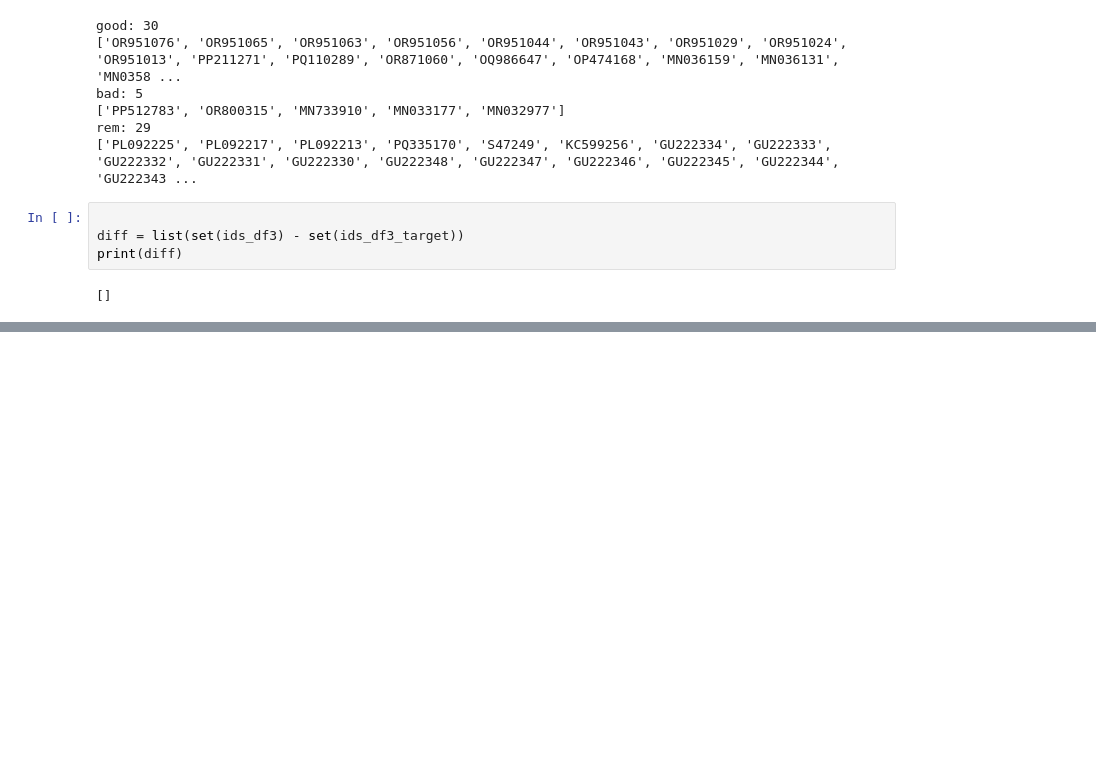
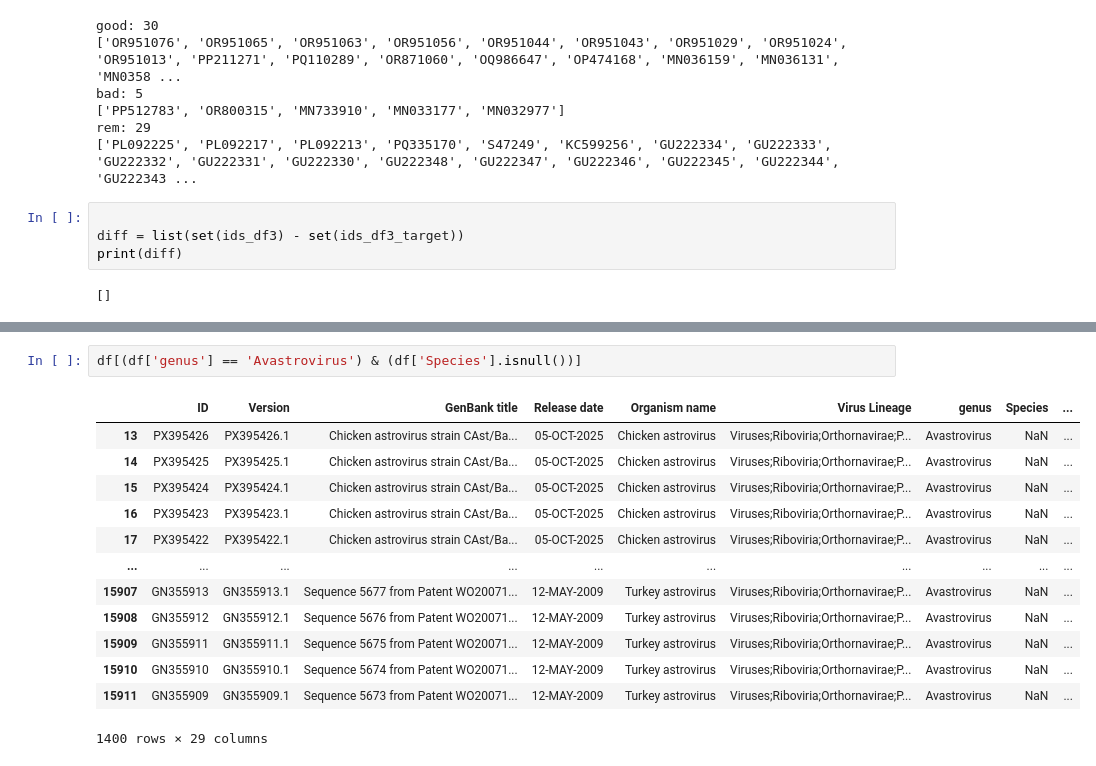
Before and after one commit to akarnaukhova2003/Astroviridae_database, a Jupyter notebook: data/find_orfs_from_interpro.ipynb, the cells around one changed output, grey strips where cells are left out. Saved outputs shown, nothing was run; the diff lists cells and outputs as text; blank space fills up the shorter version.

```diff
--- a/data/find_orfs_from_interpro.ipynb
+++ b/data/find_orfs_from_interpro.ipynb
@@ -1848,0 +1948,16 @@ print(diff)
+# %%
+df[(df['genus'] == 'Avastrovirus') & (df['Species'].isnull())]
+# %% [output]
+|  | ID | Version | GenBank title | Release date | Organism name | Virus Lineage | genus | Species | ... |
+| 13 | PX395426 | PX395426.1 | Chicken astrovirus strain CAst/Ba... | 05-OCT-2025 | Chicken astrovirus | Viruses;Riboviria;Orthornavirae;P... | Avastrovirus | NaN | ... |
+| 14 | PX395425 | PX395425.1 | Chicken astrovirus strain CAst/Ba... | 05-OCT-2025 | Chicken astrovirus | Viruses;Riboviria;Orthornavirae;P... | Avastrovirus | NaN | ... |
+| 15 | PX395424 | PX395424.1 | Chicken astrovirus strain CAst/Ba... | 05-OCT-2025 | Chicken astrovirus | Viruses;Riboviria;Orthornavirae;P... | Avastrovirus | NaN | ... |
+| 16 | PX395423 | PX395423.1 | Chicken astrovirus strain CAst/Ba... | 05-OCT-2025 | Chicken astrovirus | Viruses;Riboviria;Orthornavirae;P... | Avastrovirus | NaN | ... |
+| 17 | PX395422 | PX395422.1 | Chicken astrovirus strain CAst/Ba... | 05-OCT-2025 | Chicken astrovirus | Viruses;Riboviria;Orthornavirae;P... | Avastrovirus | NaN | ... |
+| ... | ... | ... | ... | ... | ... | ... | ... | ... | ... |
+| 15907 | GN355913 | GN355913.1 | Sequence 5677 from Patent WO20071... | 12-MAY-2009 | Turkey astrovirus | Viruses;Riboviria;Orthornavirae;P... | Avastrovirus | NaN | ... |
+| 15908 | GN355912 | GN355912.1 | Sequence 5676 from Patent WO20071... | 12-MAY-2009 | Turkey astrovirus | Viruses;Riboviria;Orthornavirae;P... | Avastrovirus | NaN | ... |
+| 15909 | GN355911 | GN355911.1 | Sequence 5675 from Patent WO20071... | 12-MAY-2009 | Turkey astrovirus | Viruses;Riboviria;Orthornavirae;P... | Avastrovirus | NaN | ... |
+| 15910 | GN355910 | GN355910.1 | Sequence 5674 from Patent WO20071... | 12-MAY-2009 | Turkey astrovirus | Viruses;Riboviria;Orthornavirae;P... | Avastrovirus | NaN | ... |
+| 15911 | GN355909 | GN355909.1 | Sequence 5673 from Patent WO20071... | 12-MAY-2009 | Turkey astrovirus | Viruses;Riboviria;Orthornavirae;P... | Avastrovirus | NaN | ... |
+1400 rows × 29 columns
```
Also changed, not shown: parts of 7 cells of this notebook, 30 other files.
